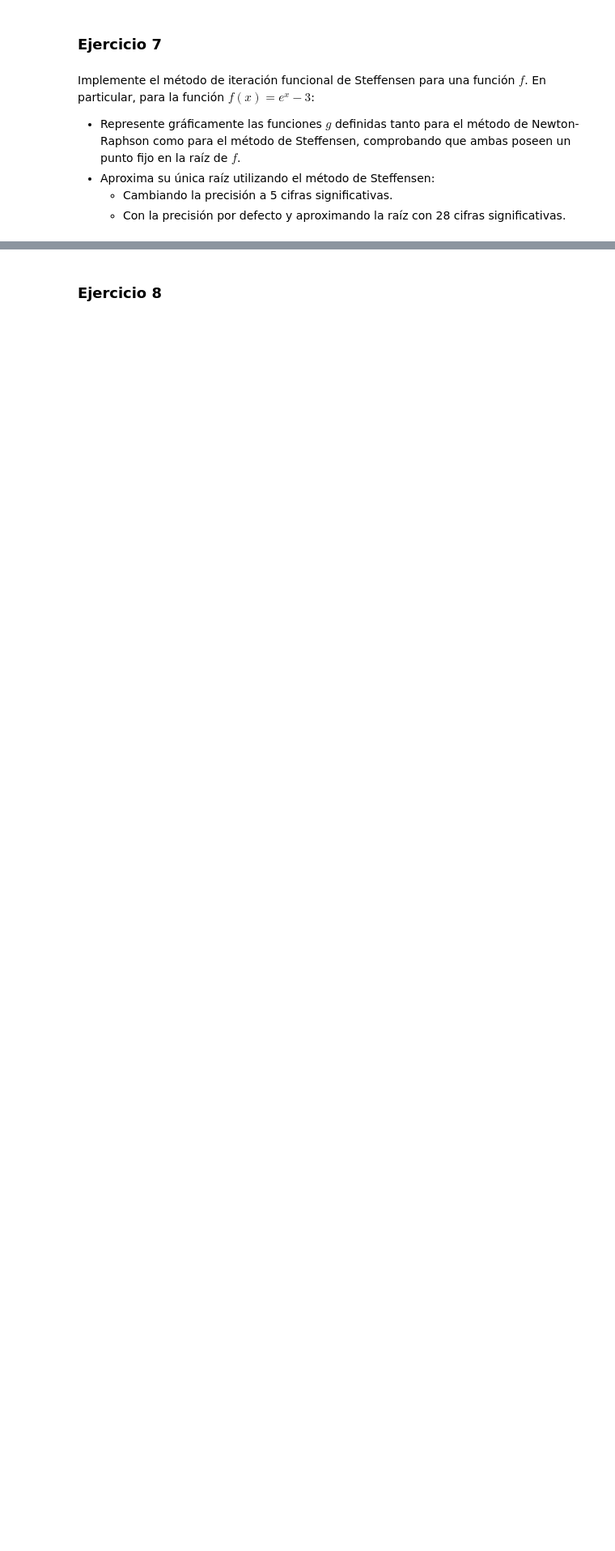
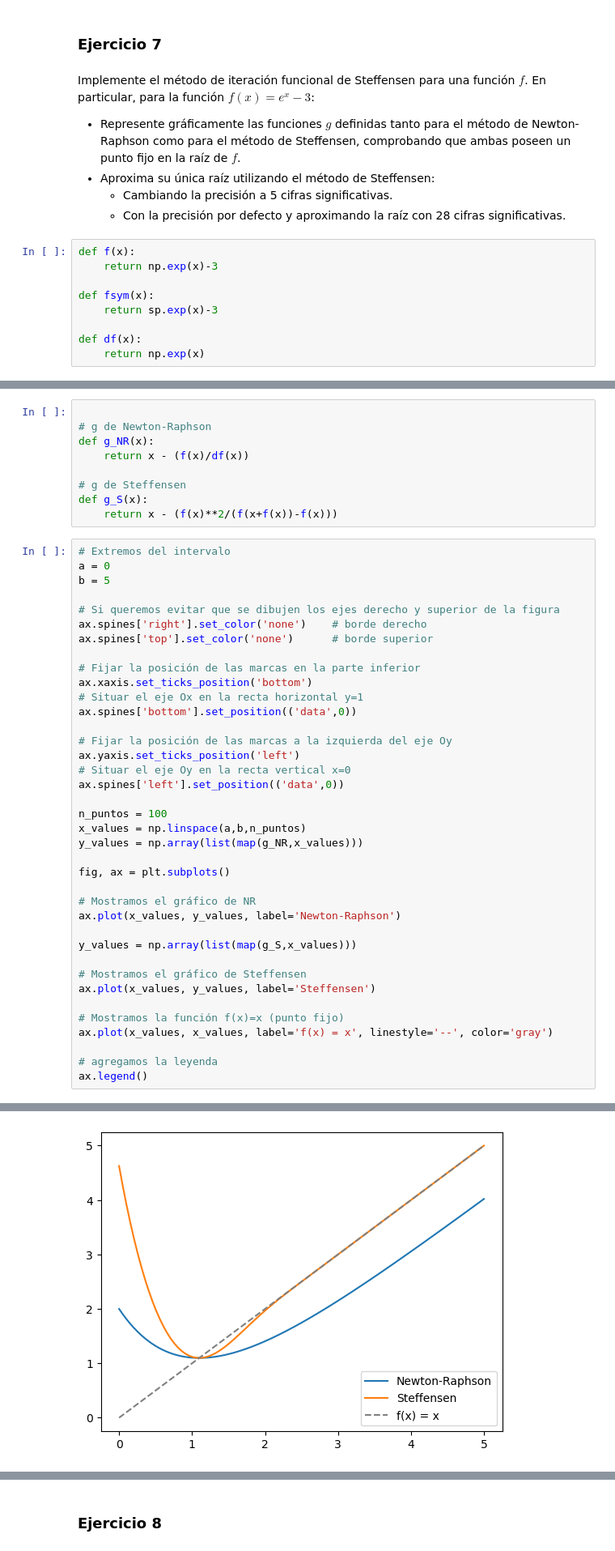
Before and after one commit to jesusmuve18/Apuntes, a Jupyter notebook: documents/Tercero/Segundo Cuatrimestre/Métodos_Numéricos_II/Prácticas/Practica_1/P1.ipynb, the cells around one changed output, grey strips where cells are left out. Shown at 81% size. Cells and saved outputs as stored; diff of their text form; blank space fills up the shorter version.

```diff
--- a/documents/Tercero/Segundo Cuatrimestre/Métodos_Numéricos_II/Prácticas/Practica_1/P1.ipynb
+++ b/documents/Tercero/Segundo Cuatrimestre/Métodos_Numéricos_II/Prácticas/Practica_1/P1.ipynb
@@ -547,3 +705,12 @@ Implemente el método de iteración funcional de Steffensen para una función $f
  * Aproxima su única raíz utilizando el método de Steffensen:
      * Cambiando la precisión a 5 cifras significativas.
      * Con la precisión por defecto y aproximando la raíz con 28 cifras significativas.
+# %%
+def f(x):
+    return np.exp(x)-3
+
+def fsym(x):
+    return sp.exp(x)-3
+
+def df(x):
+    return np.exp(x)
@@ -549,0 +719,48 @@ Implemente el método de iteración funcional de Steffensen para una función $f
+# %%
+
+# g de Newton-Raphson
+def g_NR(x):
+    return x - (f(x)/df(x))
+
+# g de Steffensen
+def g_S(x):
+    return x - (f(x)**2/(f(x+f(x))-f(x)))
+# %%
+# Extremos del intervalo
+a = 0
+b = 5
+
+# Si queremos evitar que se dibujen los ejes derecho y superior de la figura
+ax.spines['right'].set_color('none')    # borde derecho
+ax.spines['top'].set_color('none')      # borde superior
+
+# Fijar la posición de las marcas en la parte inferior
+ax.xaxis.set_ticks_position('bottom')
+# Situar el eje Ox en la recta horizontal y=1
+ax.spines['bottom'].set_position(('data',0))
+
+# Fijar la posición de las marcas a la izquierda del eje Oy
+ax.yaxis.set_ticks_position('left')
+# Situar el eje Oy en la recta vertical x=0
+ax.spines['left'].set_position(('data',0))
+
+n_puntos = 100
+x_values = np.linspace(a,b,n_puntos)
+y_values = np.array(list(map(g_NR,x_values)))
+
+fig, ax = plt.subplots()
+
+# Mostramos el gráfico de NR
+ax.plot(x_values, y_values, label='Newton-Raphson')
+
+y_values = np.array(list(map(g_S,x_values)))
+
+# Mostramos el gráfico de Steffensen
+ax.plot(x_values, y_values, label='Steffensen')
+
+# Mostramos la función f(x)=x (punto fijo)
+ax.plot(x_values, x_values, label='f(x) = x', linestyle='--', color='gray')
+
+# agregamos la leyenda
+ax.legend()
+# %% [output]
@@ -549,0 +768 @@ Implemente el método de iteración funcional de Steffensen para una función $f
+[figure, added]
```
Also changed, not shown: parts of 39 cells of this notebook, 1 other file.
